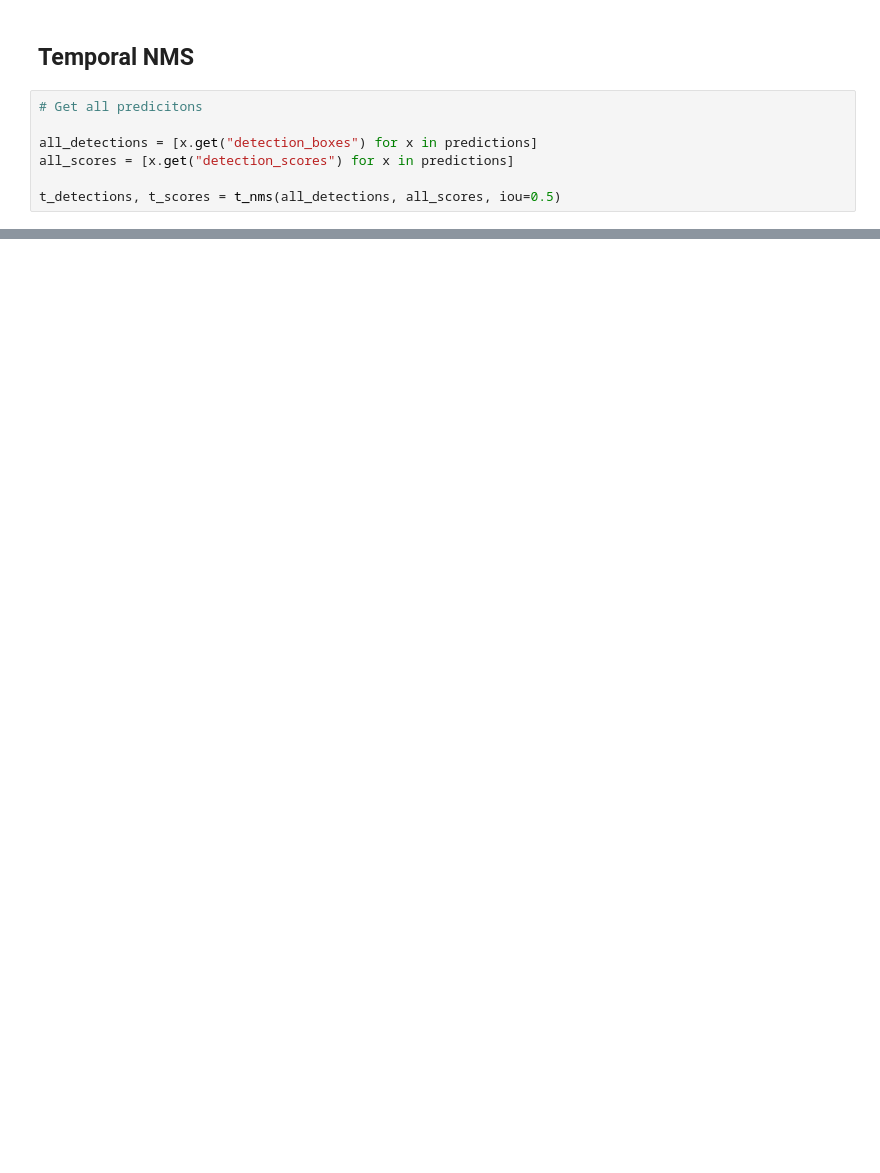
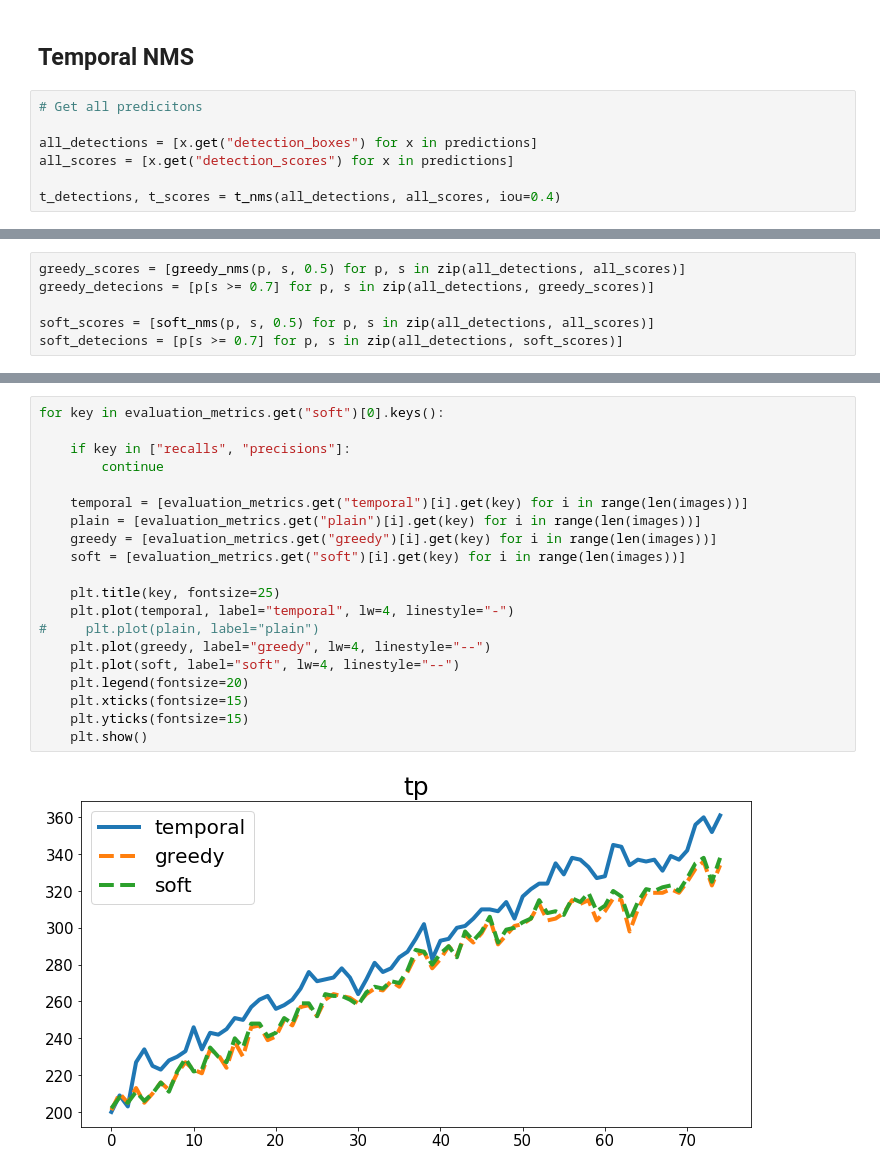
Before and after one commit to NabJa/single_cell_detection, a Jupyter notebook: temporal_NMS.ipynb, the cells around one changed output, grey strips where cells are left out. Drawn from its saved outputs; the diff is of its cells as text; blank space fills up the shorter version.

```diff
--- a/temporal_NMS.ipynb
+++ b/temporal_NMS.ipynb
@@ -97,7 +101,7 @@ plt.show()
 all_detections = [x.get("detection_boxes") for x in predictions]
 all_scores = [x.get("detection_scores") for x in predictions]
 
-t_detections, t_scores = t_nms(all_detections, all_scores, iou=0.5)
+t_detections, t_scores = t_nms(all_detections, all_scores, iou=0.4)
 # %%
 # Save predictions as videos
 
@@ -108,0 +115,6 @@ write_video(g, "normal.avi")
+# %%
+greedy_scores = [greedy_nms(p, s, 0.5) for p, s in zip(all_detections, all_scores)]
+greedy_detecions = [p[s >= 0.7] for p, s in zip(all_detections, greedy_scores)]
+
+soft_scores = [soft_nms(p, s, 0.5) for p, s in zip(all_detections, all_scores)]
+soft_detecions = [p[s >= 0.7] for p, s in zip(all_detections, soft_scores)]
@@ -108,0 +148,22 @@ write_video(g, "normal.avi")
+# %%
+for key in evaluation_metrics.get("soft")[0].keys():
+
+    if key in ["recalls", "precisions"]:
+        continue
+
+    temporal = [evaluation_metrics.get("temporal")[i].get(key) for i in range(len(images))]
+    plain = [evaluation_metrics.get("plain")[i].get(key) for i in range(len(images))]
+    greedy = [evaluation_metrics.get("greedy")[i].get(key) for i in range(len(images))]
+    soft = [evaluation_metrics.get("soft")[i].get(key) for i in range(len(images))]
+
+    plt.title(key, fontsize=25)
+    plt.plot(temporal, label="temporal", lw=4, linestyle="-")
+#     plt.plot(plain, label="plain")
+    plt.plot(greedy, label="greedy", lw=4, linestyle="--")
+    plt.plot(soft, label="soft", lw=4, linestyle="--")
+    plt.legend(fontsize=20)
+    plt.xticks(fontsize=15)
+    plt.yticks(fontsize=15)
+    plt.show()
+# %% [output]
+[figure, added]
```
Also changed, not shown: parts of 7 cells of this notebook, 1 other file.
